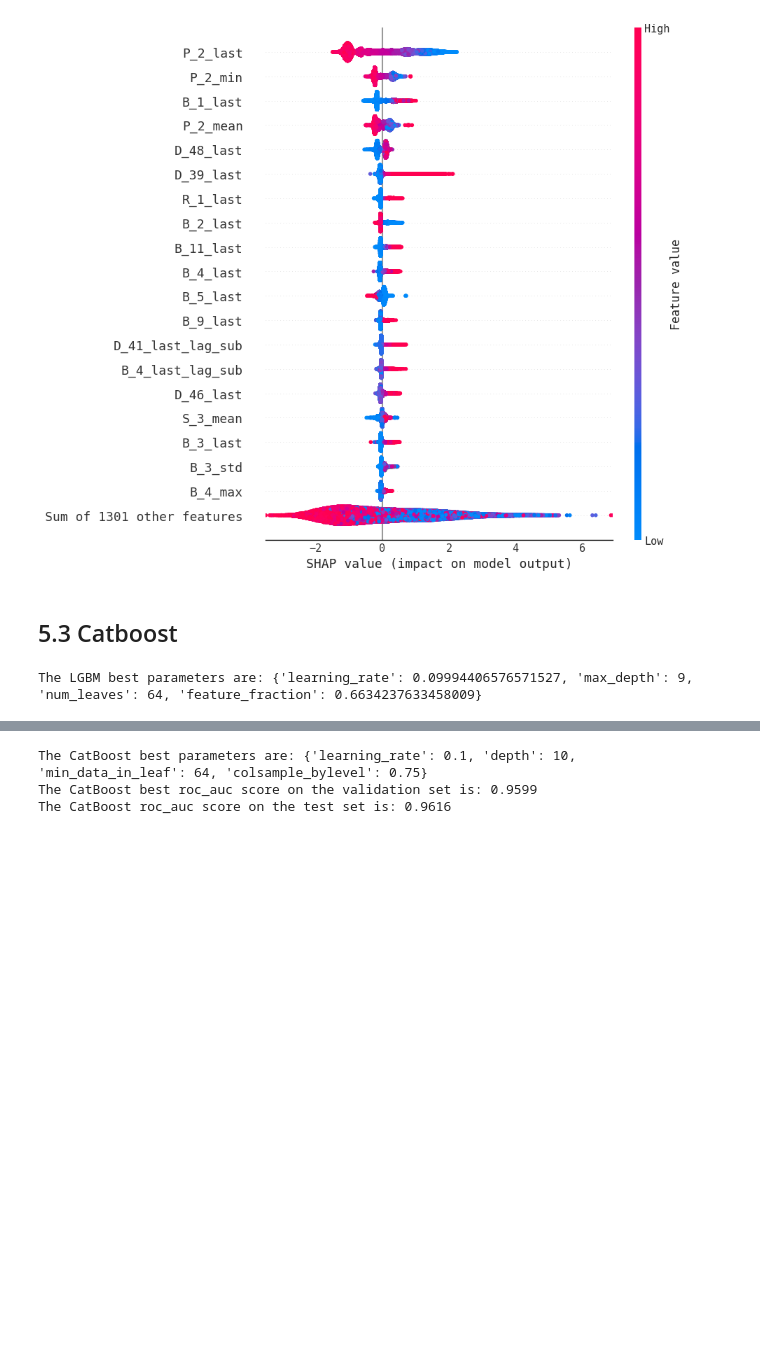
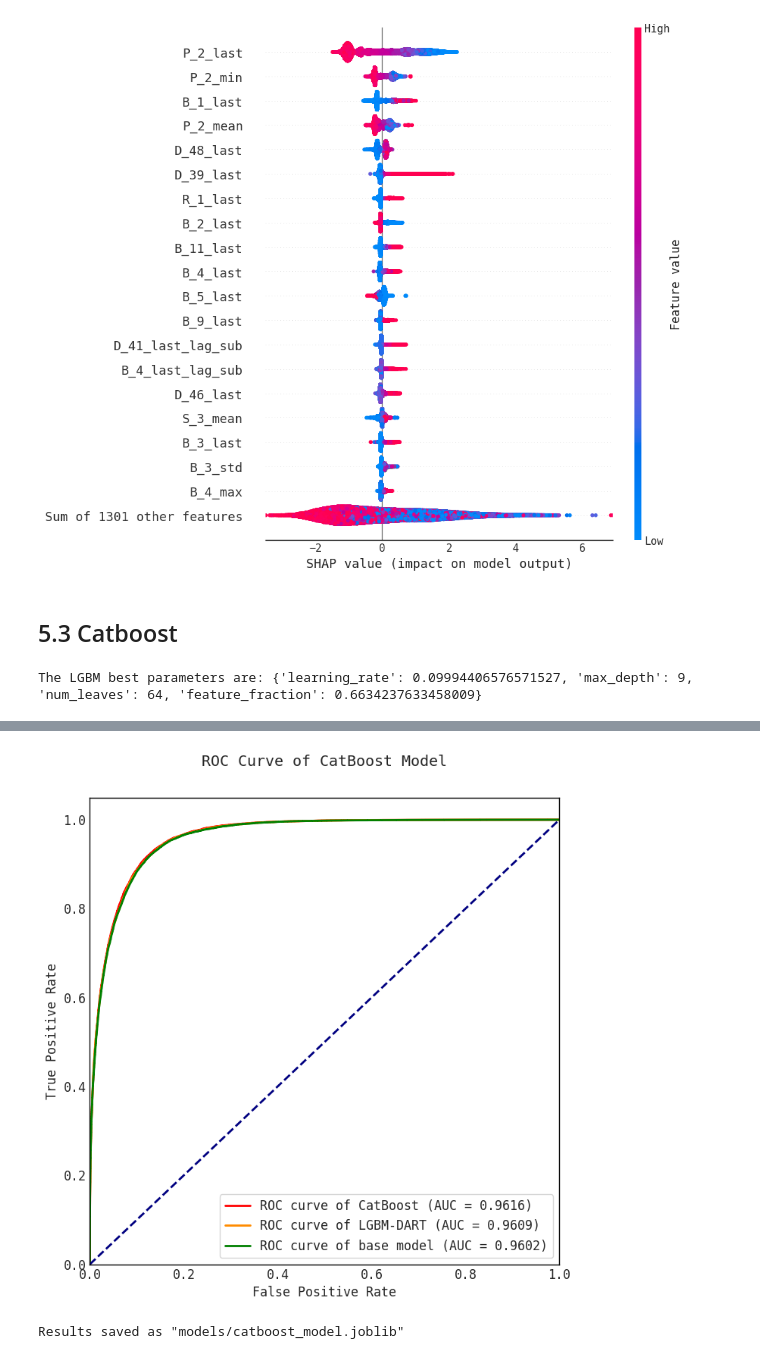
Before and after one commit to Dr-Spicy/AMEX_Default, a Jupyter notebook: Notebook only on Train.ipynb, the cells around one changed output, grey strips where cells are left out. Drawn from its saved outputs; the diff is of its cells as text; code cells hidden in the pictures; blank space fills up the shorter version.

```diff
--- a/Notebook only on Train.ipynb
+++ b/Notebook only on Train.ipynb
@@ -1077,8 +1077,6 @@ model_catboost = CatBoostClassifier(**best_params_catboost,
                                       max_ctr_complexity=4, leaf_estimation_method='Newton', leaf_estimation_iterations=5, has_time=False,
                                        verbose=25, task_type='CPU', thread_count=15)
 
-
-
 # Create Pool objects for training and validation sets
 train_pool = Pool(data=X_train_split, label=y_train_split, cat_features=categorical_features)
 valid_pool = Pool(data=X_valid_split, label=y_valid_split, cat_features=categorical_features)
@@ -1093,13 +1091,13 @@ best_score_train_catboost = model_catboost.get_best_score()
 # get the best iteration on training set
 best_iter_train_catboost = model_catboost.get_best_iteration()
 # Make predictions on the test set
-y_pred_catboost = model_catboost.predict_proba(pool_test)[:,1]
+y_pred_catboost = model_catboost.predict_proba(test_pool)[:,1]
 
 # Calculate the roc_auc score on the test set
 roc_auc_catboost = roc_auc_score(y_test, y_pred_catboost)
 
 # Add the Shap values to the test set
-shap_catboost = model_catboost.get_feature_importance(pool_test, type='ShapValues')
+shap_catboost = model_catboost.get_feature_importance(test_pool, type='ShapValues')
 df_shap_catboost = pd.DataFrame(shap_catboost[:,:-1], columns=model_catboost.feature_names_)
 fea_imp_catboost = df_shap_catboost.abs().mean().sort_values(ascending=False)
 
@@ -1113,36 +1127,35 @@ MetricVisualizer(layout=Layout(align_self='stretch', height='500px'))
 # %%
 # print the ROC curve via catboost.plotting
-catboost_roc_curve = get_roc_curve(model_catboost, pool_test)
+catboost_roc_curve = get_roc_curve(model_catboost, test_pool)
 (fpr_catboost, tpr_catboost, thresholds_catboost) = catboost_roc_curve
 plt.figure(figsize=(8, 8))
 plt.plot(fpr_catboost, tpr_catboost, color='red', lw=2, label=f'ROC curve of CatBoost (AUC = {roc_auc_catboost:.4f})')
 plt.plot(fpr_lgbm, tpr_lgbm, color='darkorange', lw=2, label=f'ROC curve of LGBM-DART (AUC = {roc_auc_lgbm:.4f})')
 plt.plot(fpr_base, tpr_base, color= 'green', lw=2, label=f'ROC curve of base model (AUC = {roc_auc_base:.4f})')
 plt.plot([0, 1], [0, 1], color='navy', lw=2, linestyle='--')
 plt.xlim([0.0, 1.0])
 plt.ylim([0.0, 1.05])
 plt.xlabel('False Positive Rate')
 plt.ylabel('True Positive Rate')
 plt.title('ROC Curve of CatBoost Model')
 plt.legend(loc="lower right")
 plt.show()
 
 res = {
     'model': model_catboost,
     'best_iter_train': best_iter_train_catboost,
     'best_score_train': best_score_train_catboost,
     'roc_auc': roc_auc_catboost,
     'fpr': fpr_catboost,
     'tpr': tpr_catboost
 }
 
 # save the res via joblib
 joblib.dump(res, 'models/catboost_model.joblib')
 print('Results saved as "models/catboost_model.joblib"')
 # %% [output]
+[figure, added]
-The CatBoost best parameters are: {'learning_rate': 0.1, 'depth': 10, 'min_data_in_leaf': 64, 'colsample_bylevel': 0.75}
-The CatBoost best roc_auc score on the validation set is: 0.9599
-The CatBoost roc_auc score on the test set is: 0.9616
+Results saved as "models/catboost_model.joblib"
 # %%
 # get the feature importance of the catboost model
 feature_importance_catboost = model_catboost.feature_importances_
```
Also changed, not shown: parts of 5 cells of this notebook.
